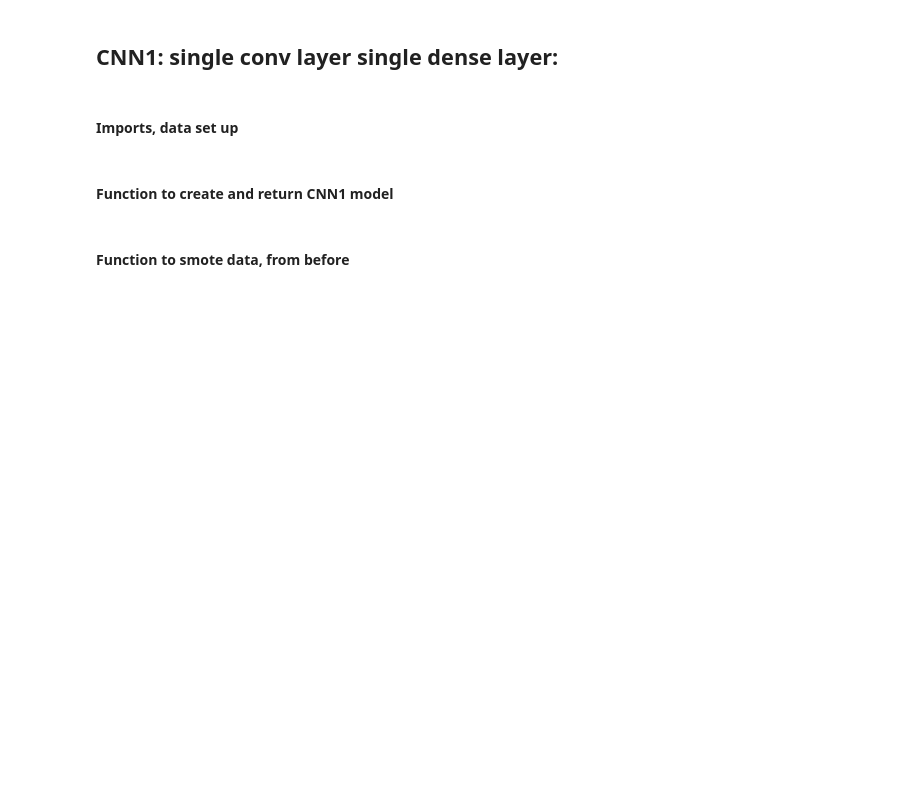
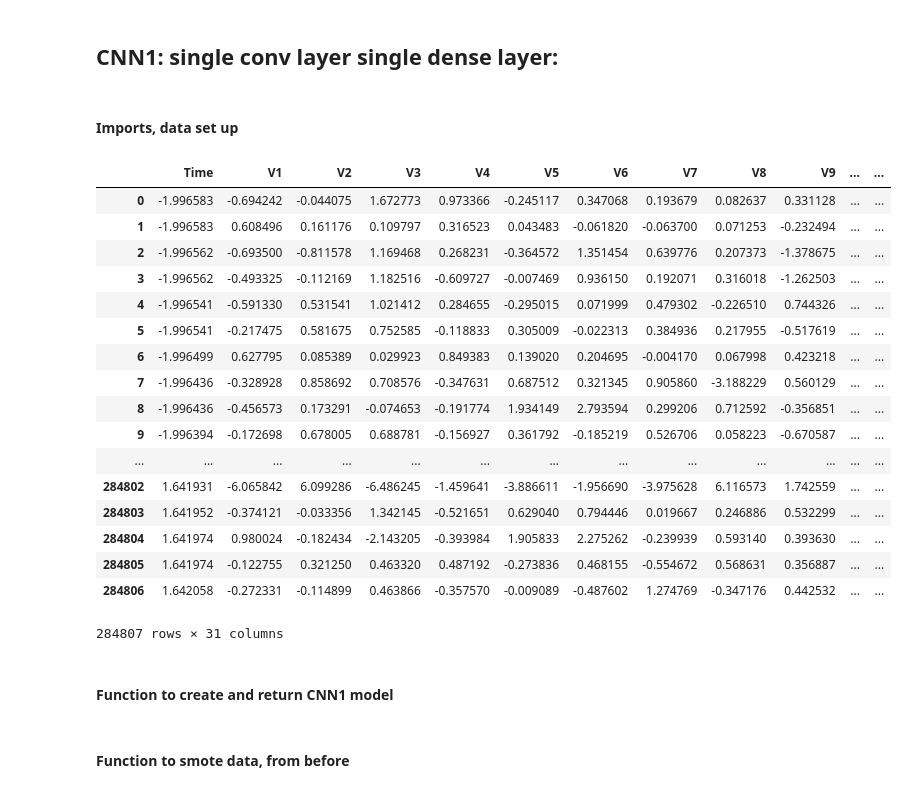
Before and after one commit to harrygraham/DeepLearning-CreditCardFraud, a Jupyter notebook: CNNv1-new.ipynb, the cells around one changed output. Saved outputs shown, nothing was run; the diff lists cells and outputs as text; code cells hidden in the pictures; blank space fills up the shorter version.

```diff
--- a/CNNv1-new.ipynb
+++ b/CNNv1-new.ipynb
@@ -42,3 +57,24 @@ y = data.loc[:, data.columns == 'Class']
+# %%
+data
+# %% [output]
+|  | Time | V1 | V2 | V3 | V4 | V5 | V6 | V7 | V8 | V9 | ... | ... |
+| 0 | -1.996583 | -0.694242 | -0.044075 | 1.672773 | 0.973366 | -0.245117 | 0.347068 | 0.193679 | 0.082637 | 0.331128 | ... | ... |
+| 1 | -1.996583 | 0.608496 | 0.161176 | 0.109797 | 0.316523 | 0.043483 | -0.061820 | -0.063700 | 0.071253 | -0.232494 | ... | ... |
+| 2 | -1.996562 | -0.693500 | -0.811578 | 1.169468 | 0.268231 | -0.364572 | 1.351454 | 0.639776 | 0.207373 | -1.378675 | ... | ... |
+| 3 | -1.996562 | -0.493325 | -0.112169 | 1.182516 | -0.609727 | -0.007469 | 0.936150 | 0.192071 | 0.316018 | -1.262503 | ... | ... |
+| 4 | -1.996541 | -0.591330 | 0.531541 | 1.021412 | 0.284655 | -0.295015 | 0.071999 | 0.479302 | -0.226510 | 0.744326 | ... | ... |
+| 5 | -1.996541 | -0.217475 | 0.581675 | 0.752585 | -0.118833 | 0.305009 | -0.022313 | 0.384936 | 0.217955 | -0.517619 | ... | ... |
+| 6 | -1.996499 | 0.627795 | 0.085389 | 0.029923 | 0.849383 | 0.139020 | 0.204695 | -0.004170 | 0.067998 | 0.423218 | ... | ... |
+| 7 | -1.996436 | -0.328928 | 0.858692 | 0.708576 | -0.347631 | 0.687512 | 0.321345 | 0.905860 | -3.188229 | 0.560129 | ... | ... |
+| 8 | -1.996436 | -0.456573 | 0.173291 | -0.074653 | -0.191774 | 1.934149 | 2.793594 | 0.299206 | 0.712592 | -0.356851 | ... | ... |
+| 9 | -1.996394 | -0.172698 | 0.678005 | 0.688781 | -0.156927 | 0.361792 | -0.185219 | 0.526706 | 0.058223 | -0.670587 | ... | ... |
+| ... | ... | ... | ... | ... | ... | ... | ... | ... | ... | ... | ... | ... |
+| 284802 | 1.641931 | -6.065842 | 6.099286 | -6.486245 | -1.459641 | -3.886611 | -1.956690 | -3.975628 | 6.116573 | 1.742559 | ... | ... |
+| 284803 | 1.641952 | -0.374121 | -0.033356 | 1.342145 | -0.521651 | 0.629040 | 0.794446 | 0.019667 | 0.246886 | 0.532299 | ... | ... |
+| 284804 | 1.641974 | 0.980024 | -0.182434 | -2.143205 | -0.393984 | 1.905833 | 2.275262 | -0.239939 | 0.593140 | 0.393630 | ... | ... |
+| 284805 | 1.641974 | -0.122755 | 0.321250 | 0.463320 | 0.487192 | -0.273836 | 0.468155 | -0.554672 | 0.568631 | 0.356887 | ... | ... |
+| 284806 | 1.642058 | -0.272331 | -0.114899 | 0.463866 | -0.357570 | -0.009089 | -0.487602 | 1.274769 | -0.347176 | 0.442532 | ... | ... |
+284807 rows × 31 columns
 # %% [markdown]
 #### Function to create and return CNN1 model
 # %%
```
Also changed, not shown: parts of 13 cells of this notebook, 12 other files.
